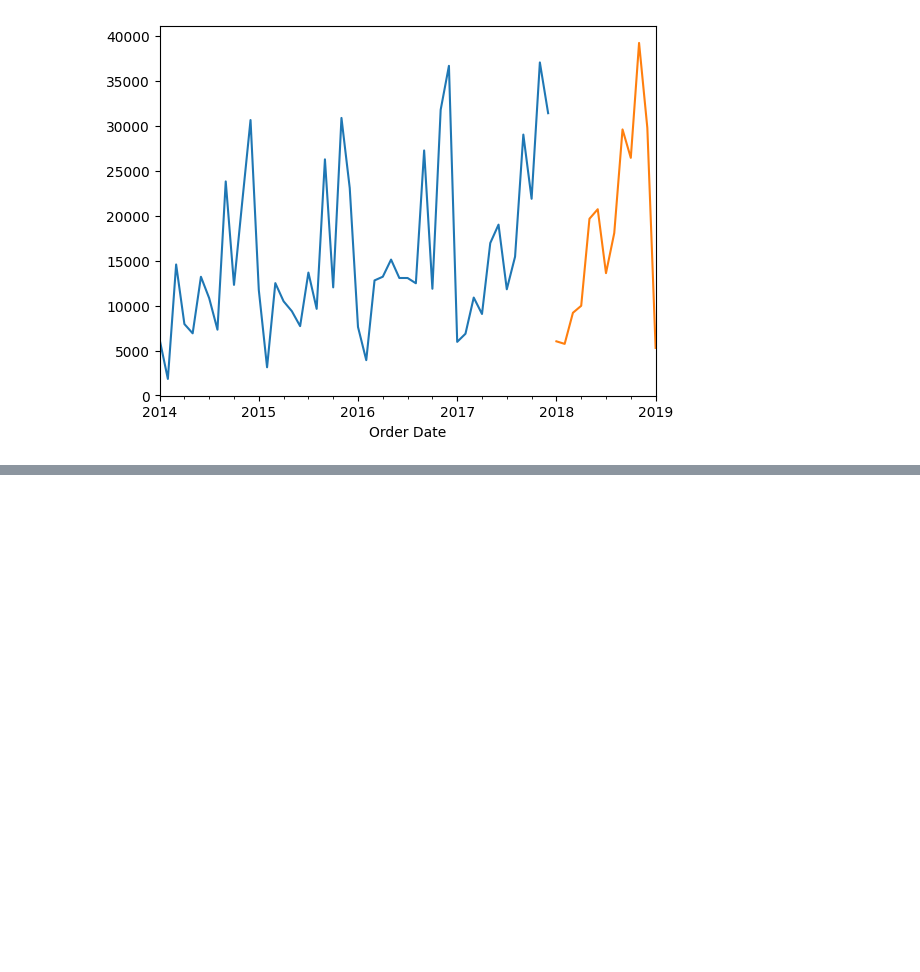
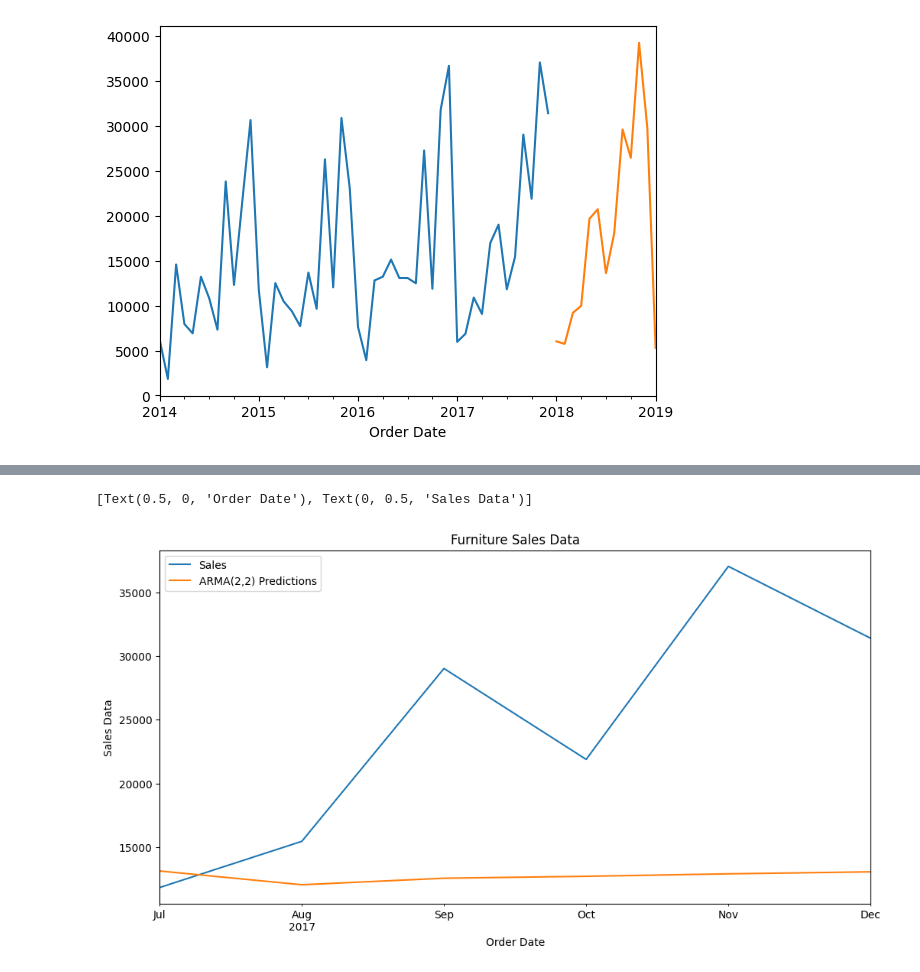
Before and after one commit to Suryasadasivam/Time_series_practice, a Jupyter notebook: Time_series_forecasting_traditional_method.ipynb, the cells around one changed output, grey strips where cells are left out. Drawn from its saved outputs; the diff is of its cells as text; code cells hidden in the pictures; blank space fills up the shorter version.

```diff
--- a/Time_series_forecasting_traditional_method.ipynb
+++ b/Time_series_forecasting_traditional_method.ipynb
@@ -911,0 +1011,5 @@ pred_future.plot()
+# %%
+train = df.iloc[:len(df)-6]
+test = df.iloc[len(df)-6:]
+
+len(train), len(test)
@@ -911,0 +1018,5 @@ pred_future.plot()
+# %%
+from statsmodels.tsa.arima.model import ARIMA
+model = ARIMA(train['Sales'],order=(2,0,2))
+results = model.fit()
+results.summary()
@@ -911,0 +1101,4 @@ pred_future.plot()
+# %%
+start=len(train)
+end=len(train)+len(test)-1
+predictions = results.predict(start=start, end=end).rename('ARMA(2,2) Predictions')
@@ -911,0 +1115,12 @@ pred_future.plot()
+# %%
+title = 'Furniture Sales Data'
+ylabel='Sales Data'
+xlabel='Order Date' # we don't really need a label here
+
+ax = test['Sales'].plot(legend=True,figsize=(12,6),title=title)
+predictions.plot(legend=True)
+ax.autoscale(axis='x',tight=True)
+ax.set(xlabel=xlabel, ylabel=ylabel)
+# %% [output]
+[Text(0.5, 0, 'Order Date'), Text(0, 0.5, 'Sales Data')]
+[figure, added]
```
Also changed, not shown: parts of 69 cells of this notebook.
